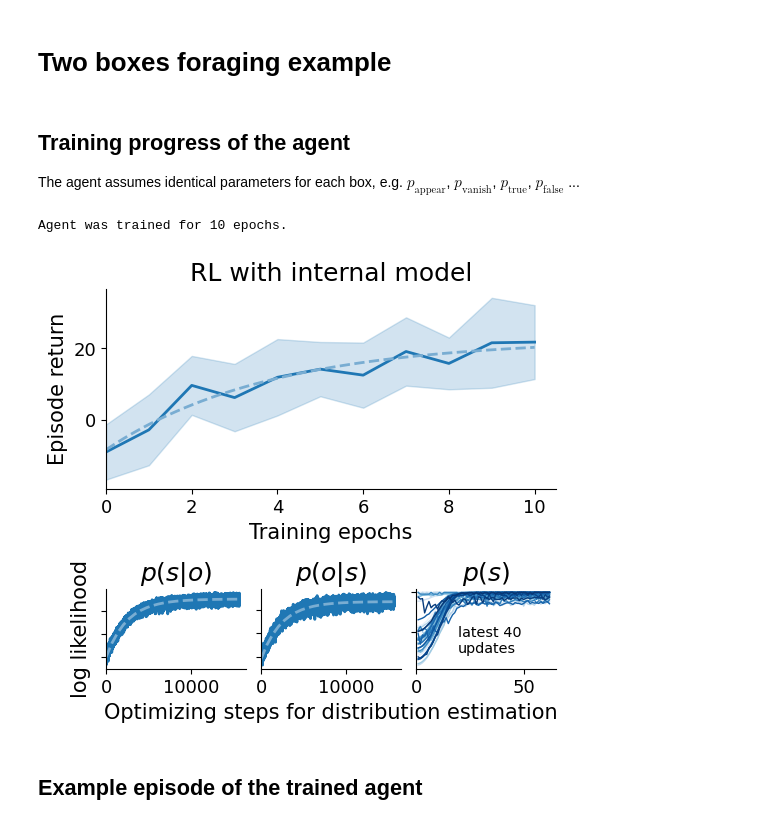
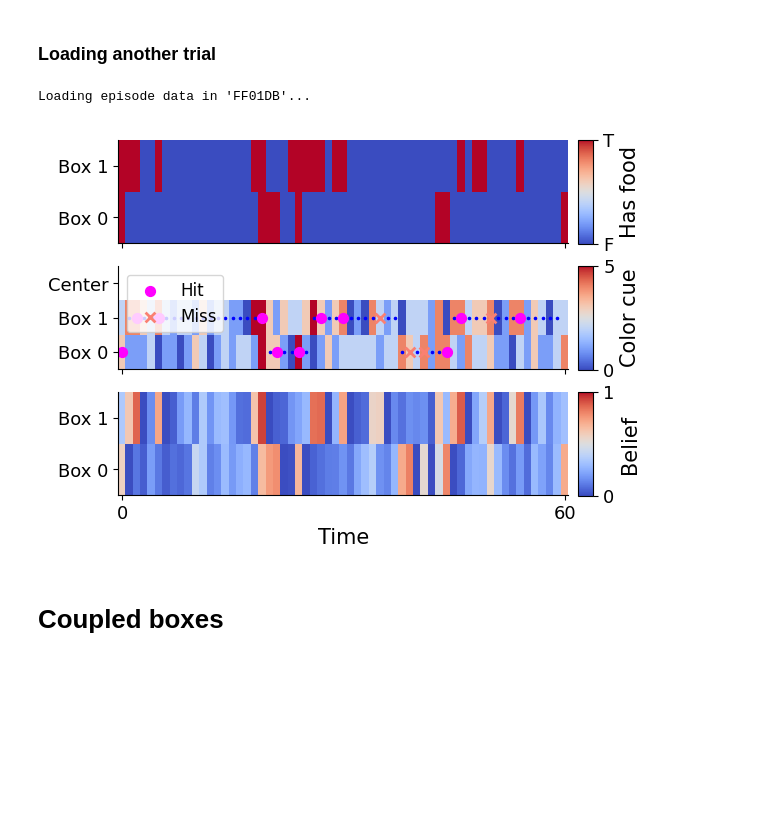
Before and after one commit to XaqLab/box-foraging, a Jupyter notebook: demo-monitor.ipynb, the cells around one changed output. Saved outputs shown, nothing was run; the diff lists cells and outputs as text; code cells hidden in the pictures; blank space fills up the shorter version.

```diff
--- a/demo-monitor.ipynb
+++ b/demo-monitor.ipynb
@@ -35,18 +104,27 @@ fig = plot_single_box_episode(episode)
+# %% [markdown]
+### Loading another trial
+# %%
+ep_key = 'FF01DB'
+print(f"Loading episode data in '{ep_key}'...")
+
+episode = manager.episodes[ep_key]
+meta_info = episode.pop('meta_info')
+
+# fetch the agent
+config = meta_info.pop('agent_config')
+manager.setup(config)
+manager.load_ckpt()
+agent = manager.agent
+
+# create the environment
+spec = meta_info.pop('real_env')
+env = SimpleBoxForaging(spec=spec)
+
+episode.update(meta_info)
+episode = episode.native()
+fig = plot_multi_box_episode(episode)
+# %% [output]
+Loading episode data in 'FF01DB'...
+[figure, added]
 # %% [markdown]
-# Two boxes foraging example
+# Coupled boxes
-# %% [markdown]
-## Training progress of the agent
-The agent assumes identical parameters for each box, e.g. $p_\mathrm{appear}$, $p_\mathrm{vanish}$, $p_\mathrm{true}$, $p_\mathrm{false}$ ...
-# %%
-from irc.manager import IRCManager
-
-manager = IRCManager(device='cpu', defaults='defaults/identical_box.yaml')
-# manager.defaults.agent.model.estimate.p_s.num_epochs = 10
-# manager.defaults.agent.model.estimate.p_s_o.num_samples = 5000
-# manager.defaults.agent.model.estimate.p_o_s.num_samples = 5000
-agent, fig = manager.inspect_agent(env_param=[0.2, 0.05, 0.8, 0.2, 10.0, -1.0, -0.5], seed=0)
-# %% [output]
-Agent was trained for 10 epochs.
-[figure, removed]
-# %% [markdown]
-## Example episode of the trained agent
```
Also changed, not shown: parts of 25 cells of this notebook.
